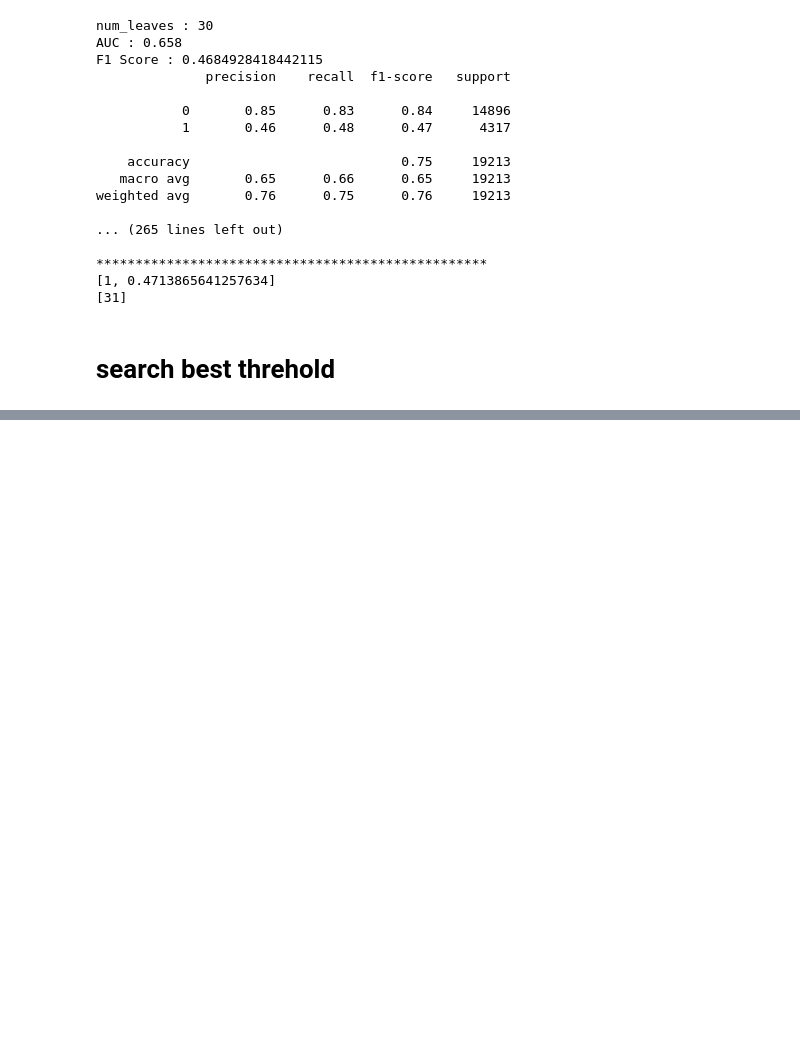
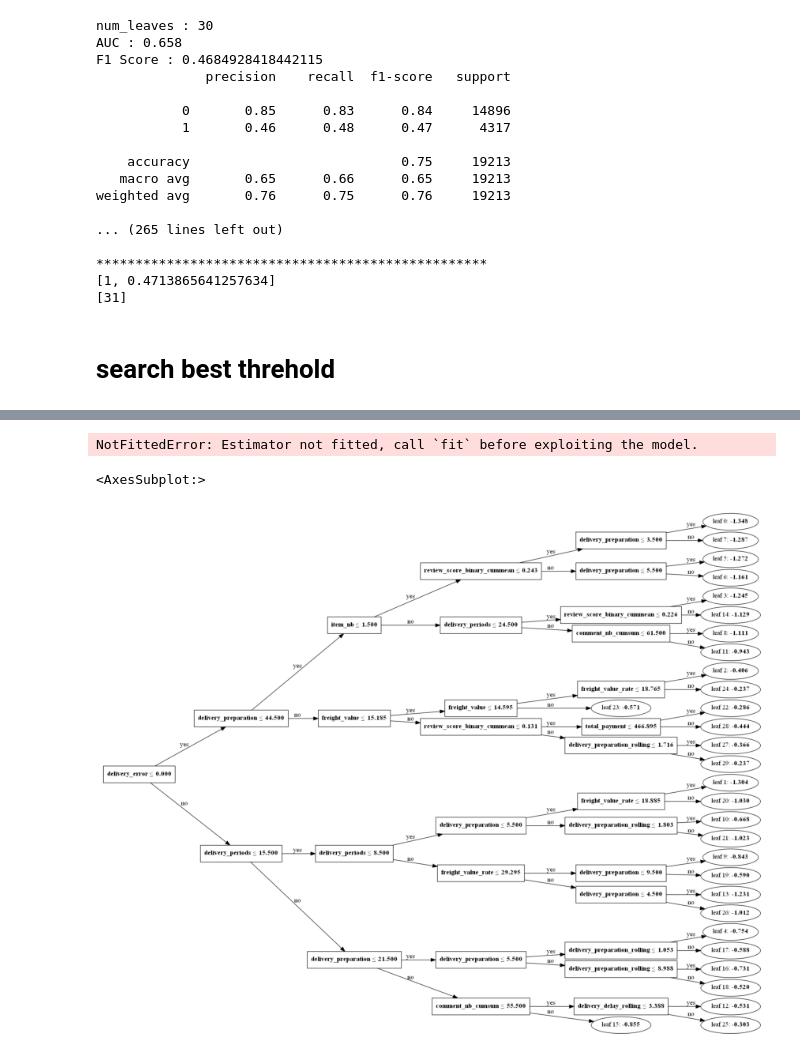
Before and after one commit to changyong93/project_Brazilian-E-Commerce-Public-Dataset-by-Olist, a Jupyter notebook: preprocessing and feature engineering.ipynb, the cells around one changed output, grey strips where cells are left out. Saved outputs shown, nothing was run; the diff lists cells and outputs as text; code cells hidden in the pictures; blank space fills up the shorter version.

```diff
--- a/preprocessing and feature engineering.ipynb
+++ b/preprocessing and feature engineering.ipynb
@@ -3014,0 +3048,9 @@ best threshold : 0.48 / best OOF Validation Score : 0.46733
+# %%
+X_train, X_test, y_train, y_test = train_test_split(X_GetDummies,y, test_size=0.2, random_state=0)
+print("Before")
+print(y_train.value_counts())
+
+sampler = RandomOverSampler()
+X_train, y_train = sampler.fit_resample(X_train, y_train)
+print("After")
+print(y_train.value_counts())
@@ -3014,0 +3068,25 @@ best threshold : 0.48 / best OOF Validation Score : 0.46733
+# %%
+lgbm = LGBMClassifier(random_state=0,
+                          num_leaves = 31,
+                          boosting_type = 'gbdt',
+                          n_estimators=30,
+                          max_depth=5,
+                          learning_rate=0.225)
+# %%
+from sklearn.metrics import classification_report, confusion_matrix
+cm = confusion_matrix(y_test, y_pred = lgbm.predict(X_test))
+
+print(classification_report(y_test, y_pred))
+fig,ax = plt.subplots(figsize = (10,6))
+
+sns.heatmap(cm, annot=True, fmt="d", cmap='YlGnBu')
+# %% [output]
+NotFittedError: Estimator not fitted, call `fit` before exploiting the model.
+# %%
+lgbm.fit(X_train, y_train)
+fig,ax = plt.subplots(figsize = (15,30))
+lgb.plot_tree(lgbm, tree_index=0,ax=ax)
+# lgb.create_tree_digraph(lgbm, orientation='vertical')
+# %% [output]
+<AxesSubplot:>
+[figure, added]
```
Also changed, not shown: parts of 20 cells of this notebook.
